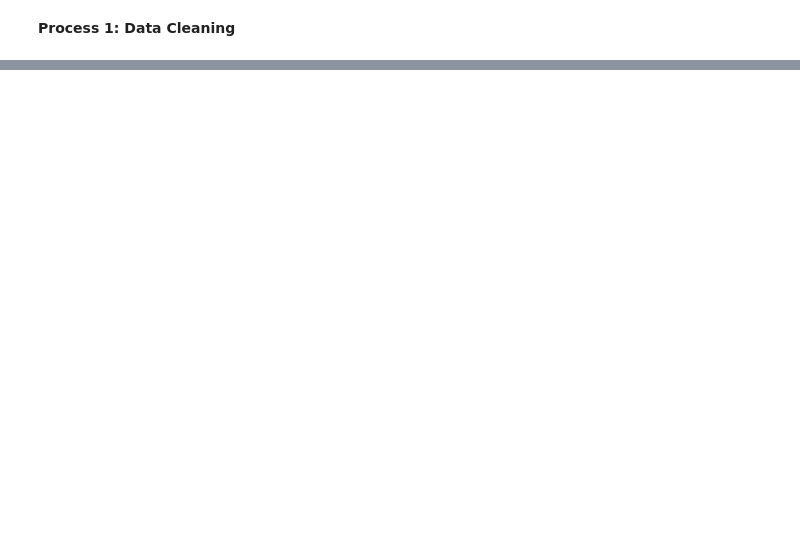
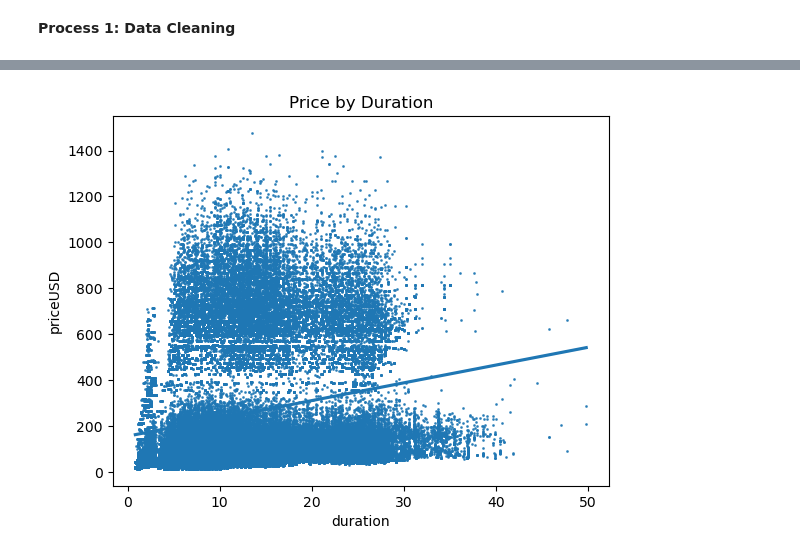
Before and after one commit to Swaggerjee/FlightPricePredictionTool, a Jupyter notebook: airData.ipynb, the cells around one changed output, grey strips where cells are left out. Cells and saved outputs as stored; diff of their text form; code cells hidden in the pictures; blank space fills up the shorter version.

```diff
--- a/airData.ipynb
+++ b/airData.ipynb
@@ -50,0 +181,8 @@ data.head()
+# %%
+# Exploring the relationship between duration and price with a scatter plot.
+plt.title('Price by Duration')
+sns.regplot(x='duration', y='priceUSD', data=data, scatter_kws={'s': 1})
+plt.show()
+# This plot is not that conclusive and would be better suited to a regression model
+# %% [output]
+[figure, added]
```
Also changed, not shown: parts of 12 cells of this notebook.
